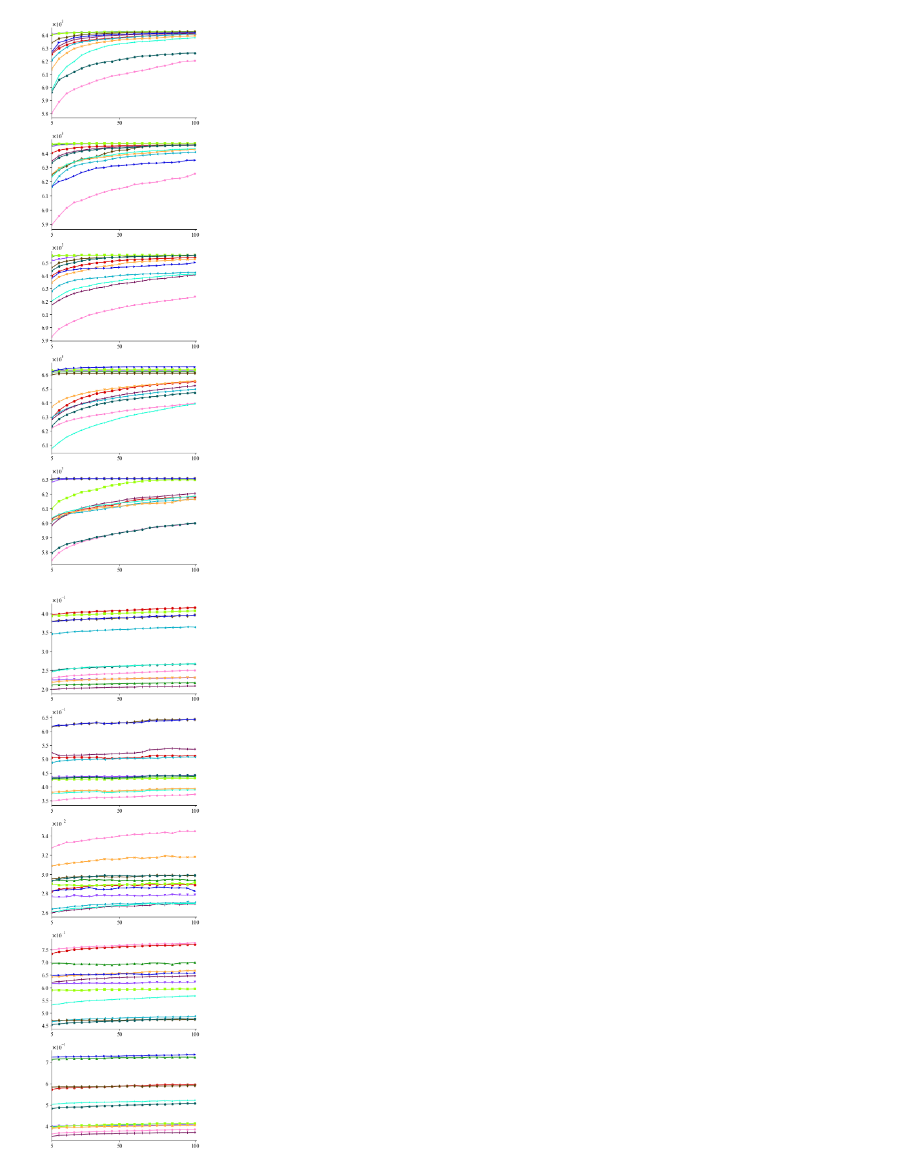
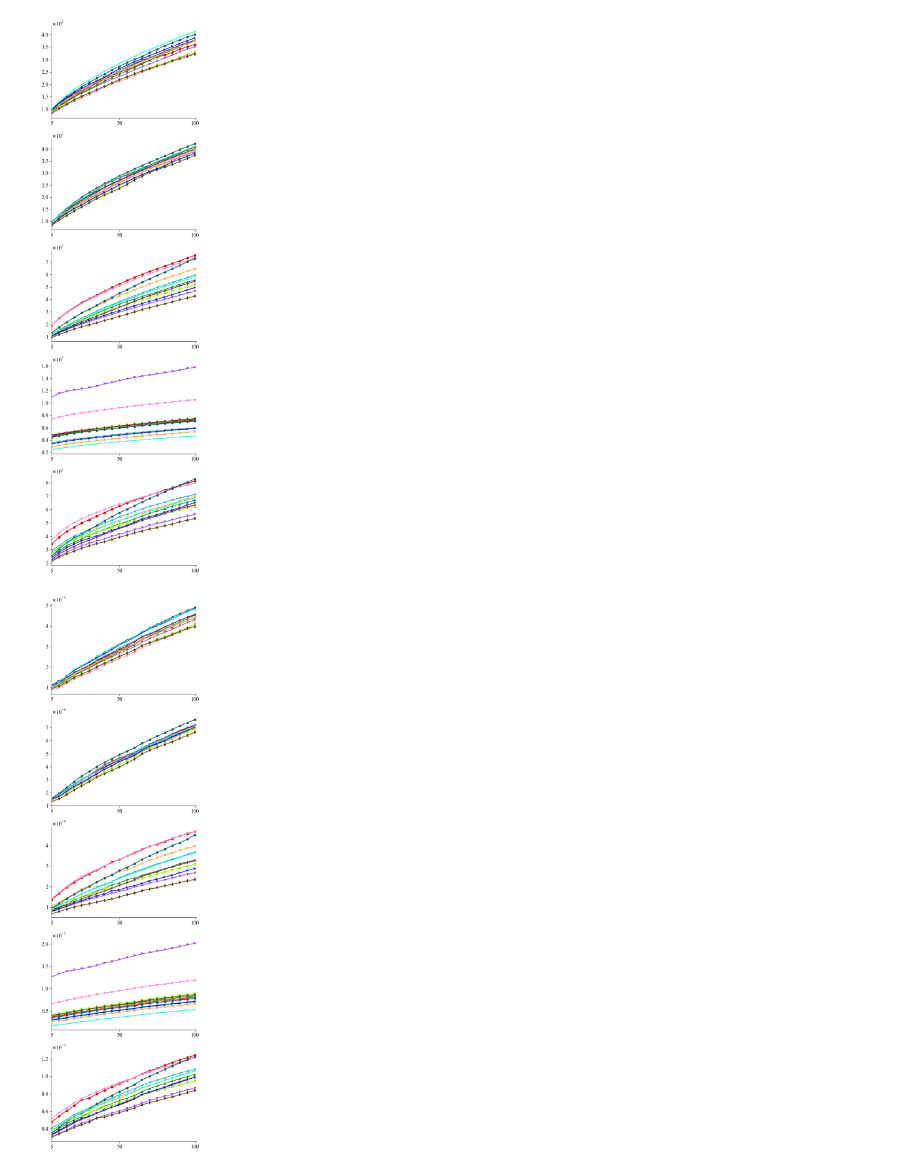
Before and after one commit to JoaoVitorLeite/gervLibProject, a Jupyter notebook: gervLib_Project/gervLib/python/Plots.ipynb, the cells around one changed output. Drawn from its saved outputs; the diff is of its cells as text; code cells hidden in the pictures.

```diff
--- a/gervLib_Project/gervLib/python/Plots.ipynb
+++ b/gervLib_Project/gervLib/python/Plots.ipynb
@@ -143,20 +143,20 @@ def plot_query_disk_access(path, outputName, join="median", max_rep=3, removeRan
     else:
         plt.savefig(outputPath + "/" + "query_disk_access_" + outputName + ".svg", dpi = 300)
 # %%
-dataset = "mnist_s"
+dataset = "cities"
 
 plot_query_calc_dist("../../../../../tcc_expt/consultas/" + dataset,
                      outputName=dataset,
                      join = "mean",
-                     outputPath="/home/joaoleite/Documents/Figuras/Figs_expts", max_rep=1)
+                     outputPath="/home/joaoleite/Documents/TCC/Figuras/Figs_expts", max_rep=1)
 
 plot_query_time("../../../../../tcc_expt/consultas/" + dataset,
                 outputName=dataset,
                 join = "mean",
-                outputPath="/home/joaoleite/Documents/Figuras/Figs_expts", max_rep=1)
+                outputPath="/home/joaoleite/Documents/TCC/Figuras/Figs_expts", max_rep=1)
 
 plot_query_disk_access("../../../../../tcc_expt/consultas/" + dataset,
                        outputName=dataset,
                        join = "mean",
-                       outputPath="/home/joaoleite/Documents/Figuras/Figs_expts", max_rep=1)
+                       outputPath="/home/joaoleite/Documents/TCC/Figuras/Figs_expts", max_rep=1)
 # %% [output]
@@ -177,2 +163,2 @@ plot_query_disk_access("../../../../../tcc_expt/consultas/" + dataset,
-[figure, old version]
+[figure, new version]
-[figure, old version]
+[figure, new version]
```
Also changed, not shown: parts of 5 cells of this notebook, 14 other files.
